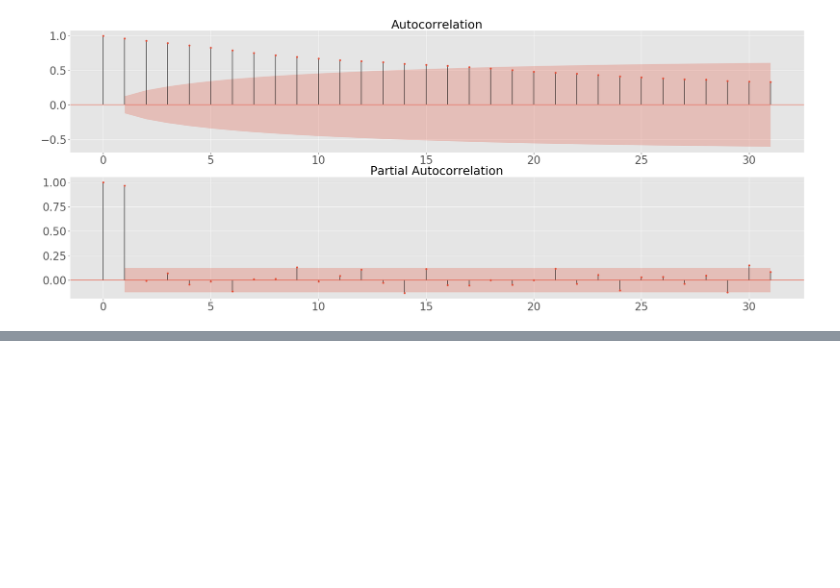
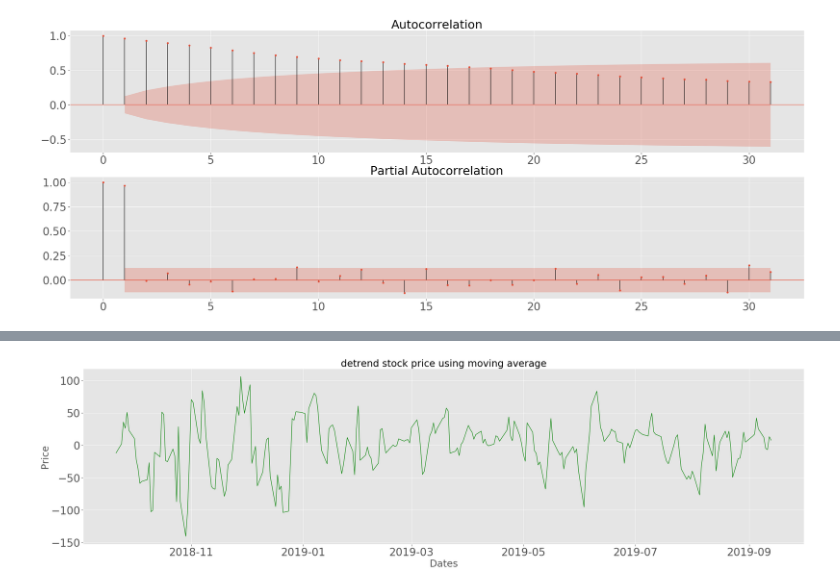
Before and after one commit to bondxue/FRE-6351-Time-Series-Anlysis, a Jupyter notebook: HW1-Seasonality-Stability-and-Detrending/HW1.ipynb, the cells around one changed output, grey strips where cells are left out. Cells and saved outputs as stored; diff of their text form; code cells hidden in the pictures; blank space fills up the shorter version.

```diff
--- a/HW1-Seasonality-Stability-and-Detrending/HW1.ipynb
+++ b/HW1-Seasonality-Stability-and-Detrending/HW1.ipynb
@@ -100,0 +166,4 @@ draw_acf_pacf(AMZN_df)
+# %%
+detrend(y_true, y_ma, x_date, 'detrend stock price using moving average')
+# %% [output]
+[figure, added]
```
Also changed, not shown: parts of 8 cells of this notebook, 1 other file.
